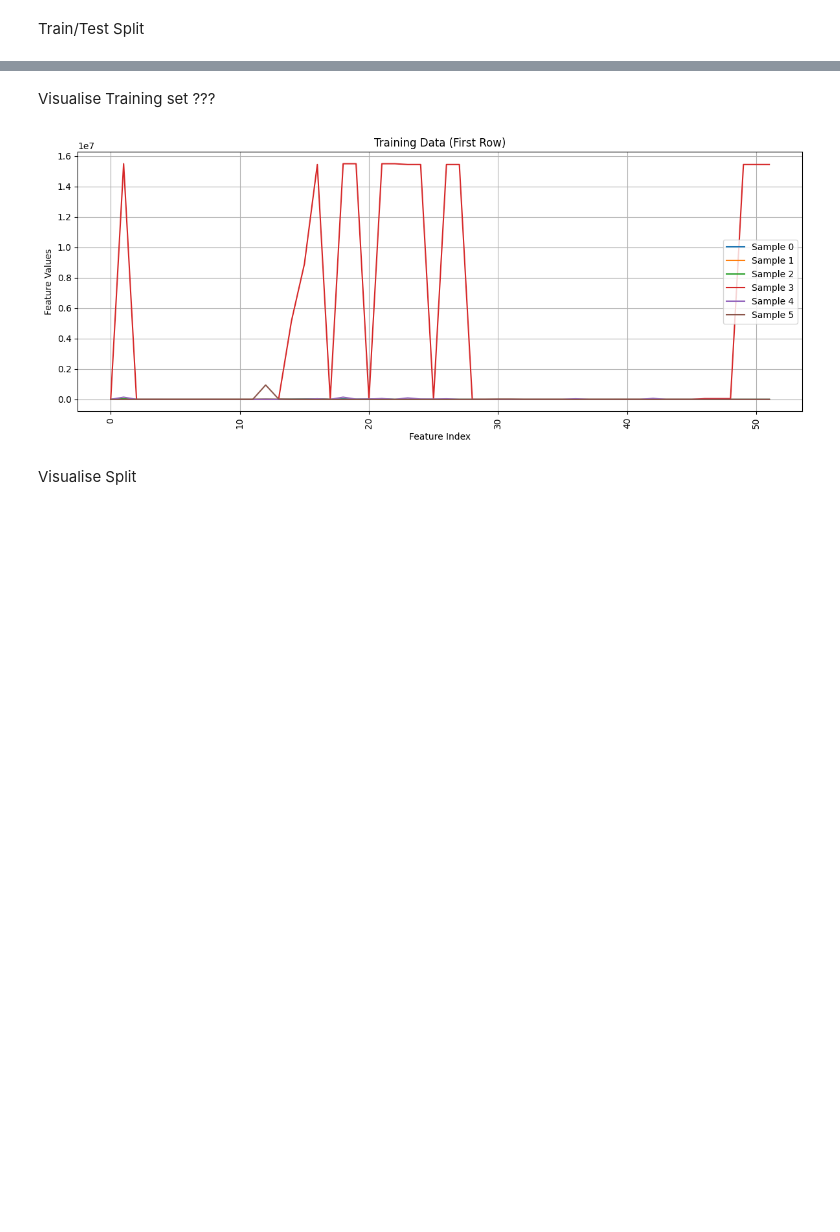
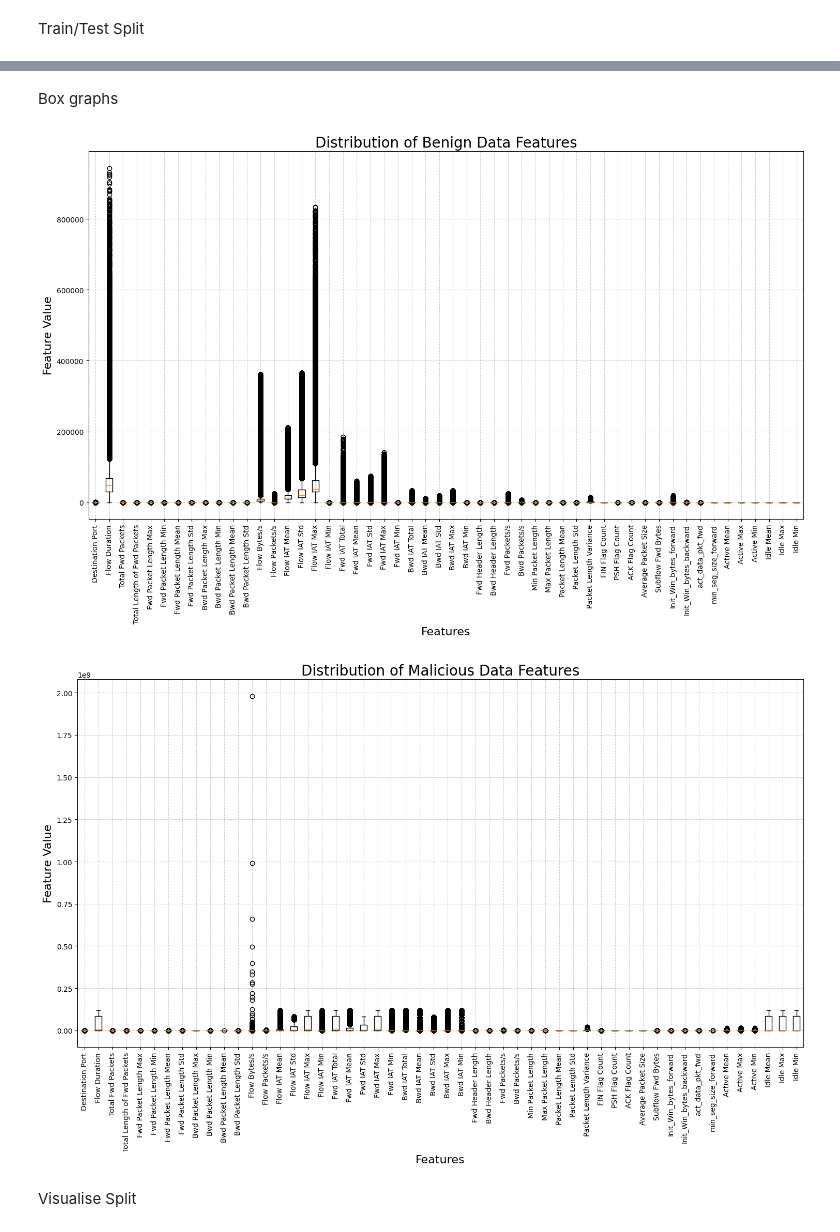
Before and after one commit to SianC7/LAIDS, a Jupyter notebook: Sian's_Autoencoder.ipynb, the cells around one changed output, grey strips where cells are left out. Cells and saved outputs as stored; diff of their text form; code cells hidden in the pictures; blank space fills up the shorter version.

```diff
--- a/Sian's_Autoencoder.ipynb
+++ b/Sian's_Autoencoder.ipynb
@@ -107,30 +127,37 @@ X_test, y_test = shuffle(X_test, y_test, random_state=42)
-# %% [markdown]
-Visualise Training set ???
-# %%
-import matplotlib.pyplot as plt
-
-# Use range for x-axis labels as X_train is a NumPy array
-x_labels = range(X_train.shape[1])
-
-plt.figure(figsize=(12, 5))  # Wider figure
-plt.plot(x_labels, X_train.iloc[0], label='Sample 0') # Access the first row using array indexing
-plt.plot(x_labels, X_train.iloc[1], label='Sample 1')
-plt.plot(x_labels, X_train.iloc[2], label='Sample 2')
-plt.plot(x_labels, X_train.iloc[3], label='Sample 3')
-plt.plot(x_labels, X_train.iloc[4], label='Sample 4')
-plt.plot(x_labels, X_train.iloc[5], label='Sample 5')
-plt.title("Training Data (First Row)")
-plt.xlabel("Feature Index")
-plt.ylabel("Feature Values")
-plt.grid(True)
-plt.legend()
-
-# Fix x-axis ticks
-plt.xticks(rotation=90)  # Rotate if labels are long
-plt.tight_layout()
-plt.show()
-# %% [output]
-[figure, removed]
+# %% [markdown]
+Box graphs
+# %%
+import numpy as np
+import pandas as pd
+import matplotlib.pyplot as plt
+
+
+# Create the first figure for benign data
+plt.figure(figsize=(15, 8))
+plt.boxplot(X_benign)
+plt.title('Distribution of Benign Data Features', fontsize=20)
+plt.ylabel('Feature Value', fontsize=16)
+plt.xlabel('Features', fontsize=16)
+feature_names = X_benign.columns.tolist()
+plt.xticks(range(1, len(feature_names) + 1), feature_names, rotation=90)  # start at 1
+plt.grid(True, linestyle='--', alpha=0.6)
+plt.tight_layout()
+plt.show()
+
+# Create the second figure for malicious data
+plt.figure(figsize=(15, 8)) # Adjust figure size as needed
+plt.boxplot(X_malicious)
+plt.title('Distribution of Malicious Data Features', fontsize=20)
+plt.ylabel('Feature Value', fontsize=16)
+plt.xlabel('Features', fontsize=16)
+feature_names = X_benign.columns.tolist()
+plt.xticks(range(1, len(feature_names) + 1), feature_names, rotation=90)  # start at 1
+plt.grid(True, linestyle='--', alpha=0.6)
+plt.tight_layout()
+plt.show()
+# %% [output]
+[figure, added]
+[figure, added]
 # %% [markdown]
 Visualise Split
 # %%
```
Also changed, not shown: parts of 19 cells of this notebook.
